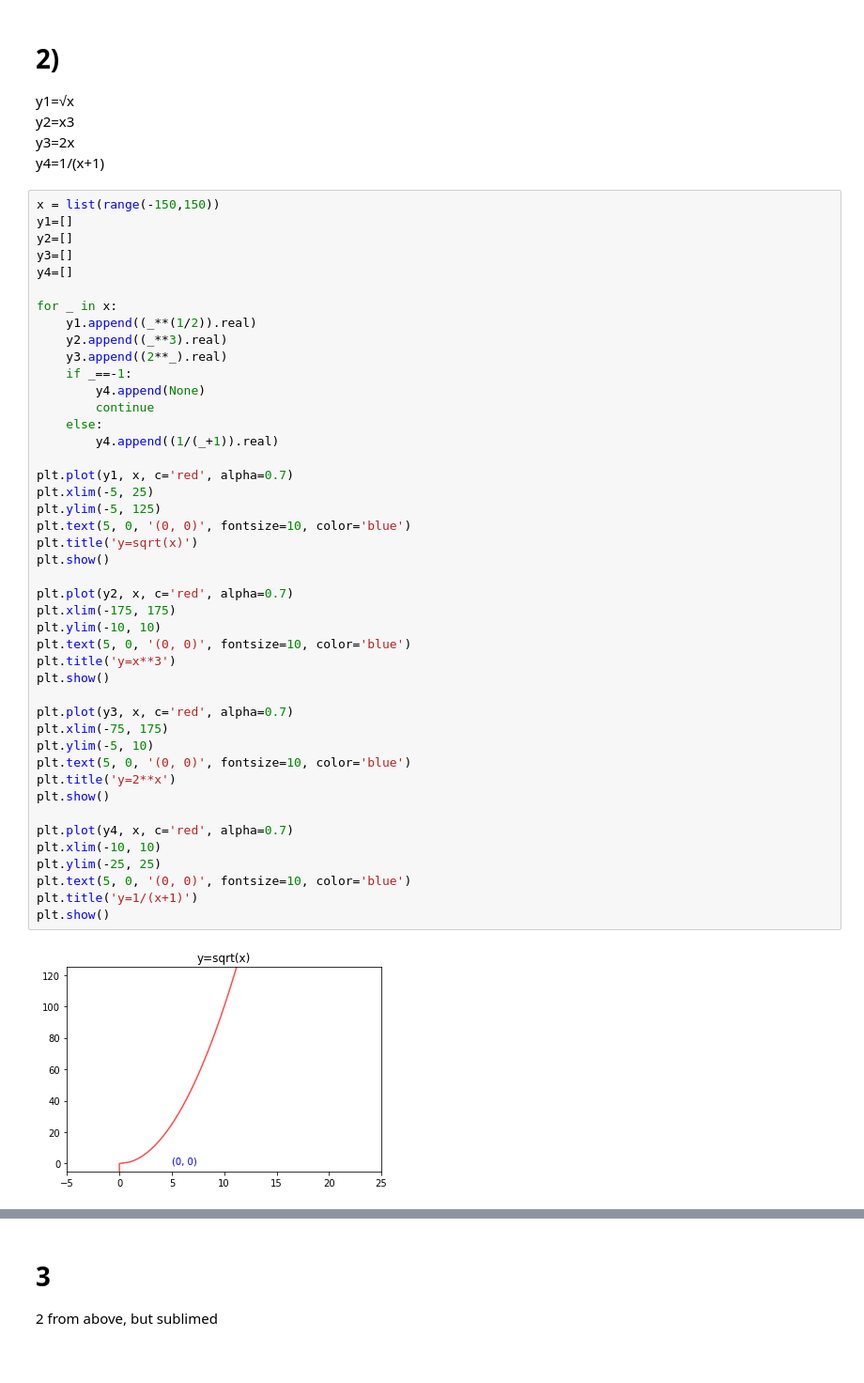
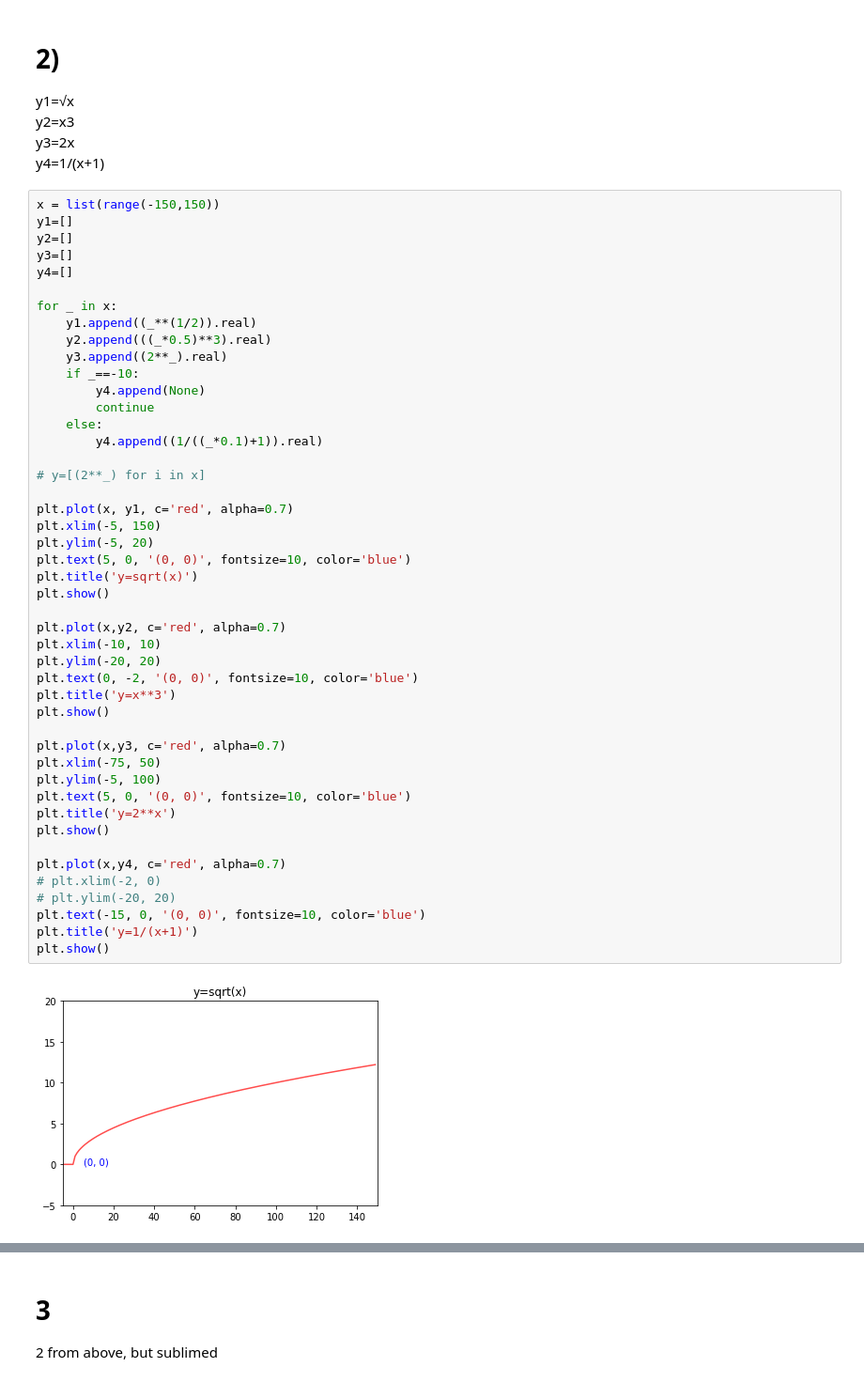
Before and after one commit to hinzle/numpy-pandas-visualization-exercises, a Jupyter notebook: matplotlib_exercises.ipynb, the cells around one changed output, grey strips where cells are left out. Shown at 94% size. Drawn from its saved outputs; the diff is of its cells as text.

```diff
--- a/matplotlib_exercises.ipynb
+++ b/matplotlib_exercises.ipynb
@@ -88,46 +88,48 @@ y4=1/(x+1)
 # %%
 x = list(range(-150,150))
 y1=[]
 y2=[]
 y3=[]
 y4=[]
 
 for _ in x:
 	y1.append((_**(1/2)).real)
-	y2.append((_**3).real)
+	y2.append(((_*0.5)**3).real)
 	y3.append((2**_).real)
-	if _==-1:
+	if _==-10:
 		y4.append(None)
 		continue
 	else:
-		y4.append((1/(_+1)).real)
+		y4.append((1/((_*0.1)+1)).real)
 
-plt.plot(y1, x, c='red', alpha=0.7)
-plt.xlim(-5, 25)
-plt.ylim(-5, 125)
+# y=[(2**_) for i in x]
+
+plt.plot(x, y1, c='red', alpha=0.7)
+plt.xlim(-5, 150)
+plt.ylim(-5, 20)
 plt.text(5, 0, '(0, 0)', fontsize=10, color='blue')
 plt.title('y=sqrt(x)')
 plt.show()
 
-plt.plot(y2, x, c='red', alpha=0.7)
-plt.xlim(-175, 175)
-plt.ylim(-10, 10)
-plt.text(5, 0, '(0, 0)', fontsize=10, color='blue')
+plt.plot(x,y2, c='red', alpha=0.7)
+plt.xlim(-10, 10)
+plt.ylim(-20, 20)
+plt.text(0, -2, '(0, 0)', fontsize=10, color='blue')
 plt.title('y=x**3')
 plt.show()
 
-plt.plot(y3, x, c='red', alpha=0.7)
-plt.xlim(-75, 175)
-plt.ylim(-5, 10)
+plt.plot(x,y3, c='red', alpha=0.7)
+plt.xlim(-75, 50)
+plt.ylim(-5, 100)
 plt.text(5, 0, '(0, 0)', fontsize=10, color='blue')
 plt.title('y=2**x')
 plt.show()
 
-plt.plot(y4, x, c='red', alpha=0.7)
-plt.xlim(-10, 10)
-plt.ylim(-25, 25)
-plt.text(5, 0, '(0, 0)', fontsize=10, color='blue')
+plt.plot(x,y4, c='red', alpha=0.7)
+# plt.xlim(-2, 0)
+# plt.ylim(-20, 20)
+plt.text(-15, 0, '(0, 0)', fontsize=10, color='blue')
 plt.title('y=1/(x+1)')
 plt.show()
 # %% [output]
-[figure, old version]
+[figure, new version]
```
Also changed, not shown: parts of 6 cells of this notebook, 2 other files.
